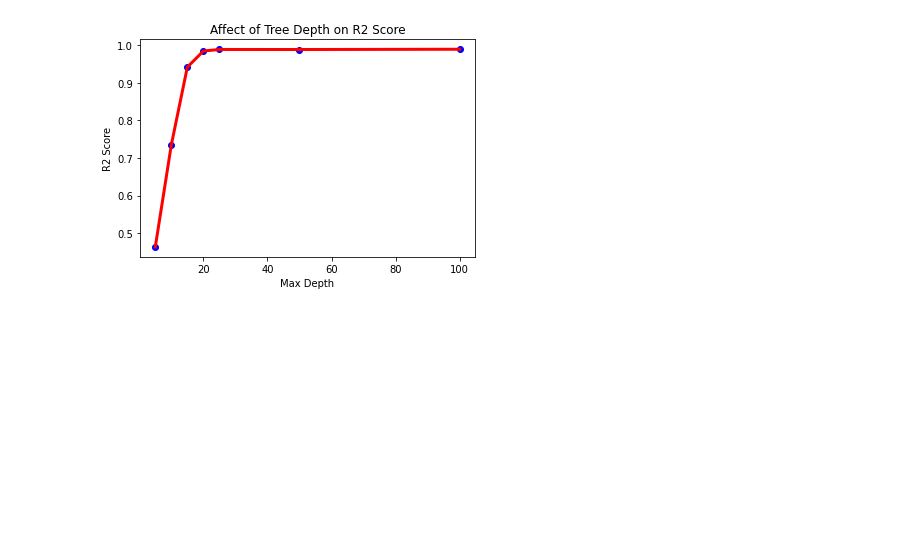
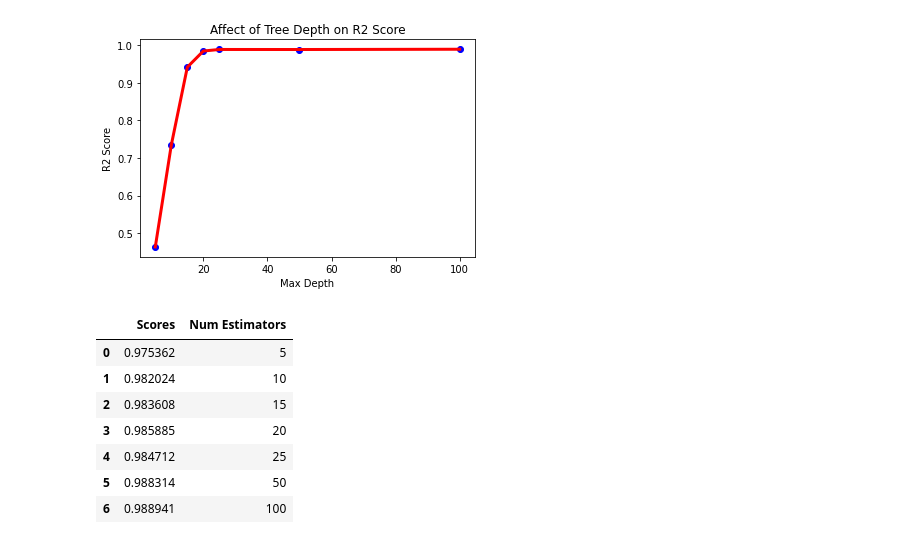
Before and after one commit to rileyhgrant/cs6140_FinalGroupProject, a Jupyter notebook: ml_groupproj.ipynb, the cells around one changed output. Drawn from its saved outputs; the diff is of its cells as text; code cells hidden in the pictures; blank space fills up the shorter version.

```diff
--- a/ml_groupproj.ipynb
+++ b/ml_groupproj.ipynb
@@ -841,0 +860,11 @@ Text(0.5, 1.0, 'Affect of Tree Depth on R2 Score')
+# %%
+estimators_scores
+# %% [output]
+|  | Scores | Num Estimators |
+| 0 | 0.975362 | 5 |
+| 1 | 0.982024 | 10 |
+| 2 | 0.983608 | 15 |
+| 3 | 0.985885 | 20 |
+| 4 | 0.984712 | 25 |
+| 5 | 0.988314 | 50 |
+| 6 | 0.988941 | 100 |
```
Also changed, not shown: parts of 8 cells of this notebook.
